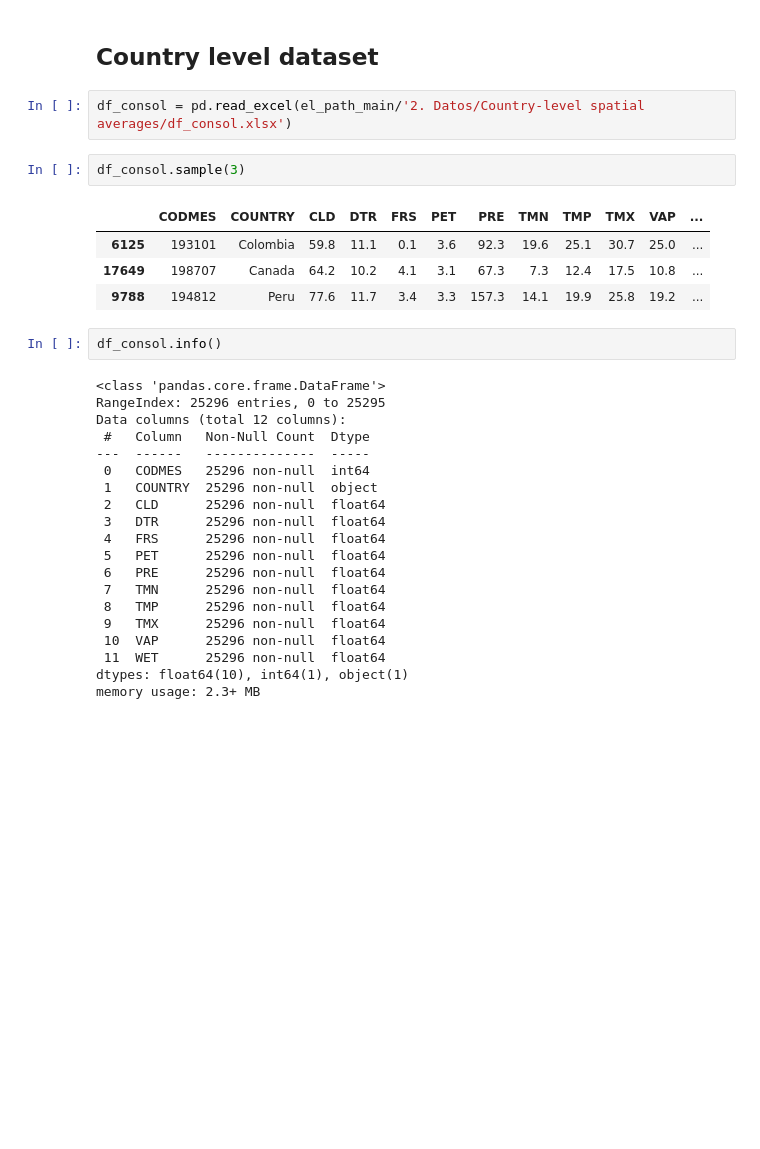
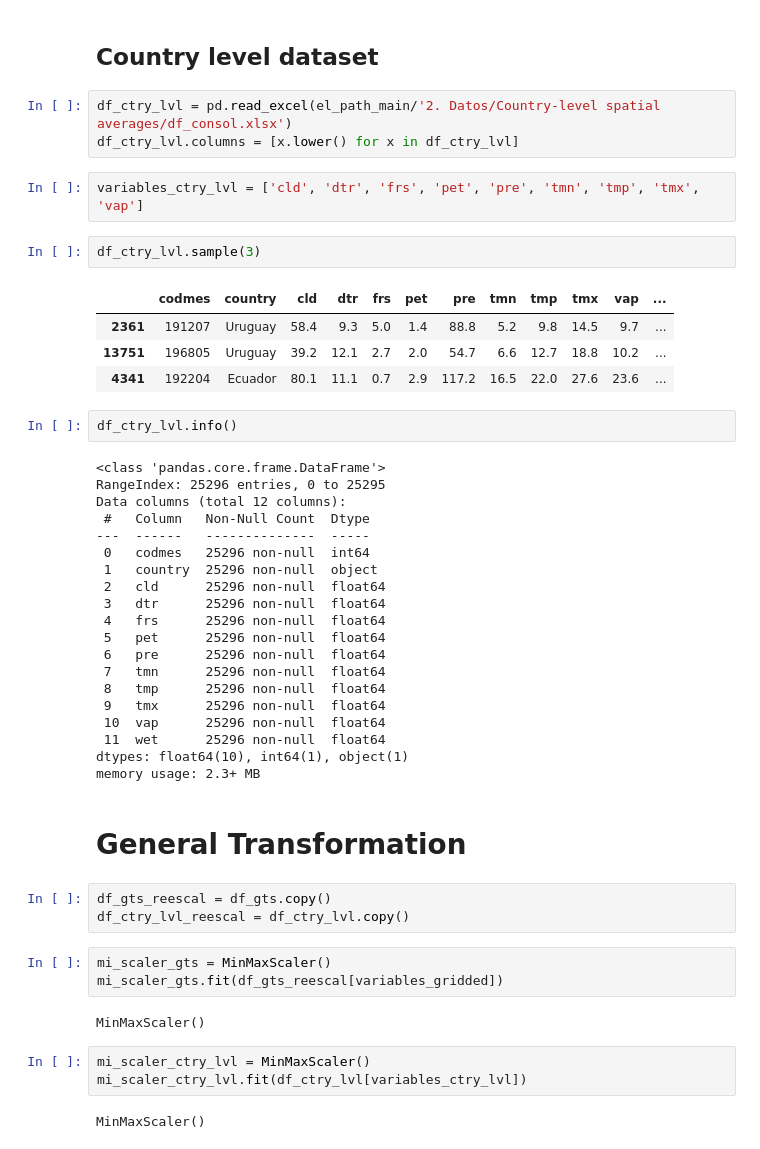
Before and after one commit to gabodabo-uno/DLA2501---Deep-Learning-Avanzado, a Jupyter notebook: Flood forecasting/3. Programas/03_Generate_Tensors.ipynb, the cells around one changed output. Drawn from its saved outputs; the diff is of its cells as text; blank space fills up the shorter version.

```diff
--- a/Flood forecasting/3. Programas/03_Generate_Tensors.ipynb
+++ b/Flood forecasting/3. Programas/03_Generate_Tensors.ipynb
@@ -57,33 +57,51 @@ memory usage: 57.7 MB
 # %% [markdown]
 ## Country level dataset
 # %%
-df_consol = pd.read_excel(el_path_main/'2. Datos/Country-level spatial averages/df_consol.xlsx')
+df_ctry_lvl = pd.read_excel(el_path_main/'2. Datos/Country-level spatial averages/df_consol.xlsx')
+df_ctry_lvl.columns = [x.lower() for x in df_ctry_lvl]
+# %%
+variables_ctry_lvl = ['cld', 'dtr', 'frs', 'pet', 'pre', 'tmn', 'tmp', 'tmx', 'vap']
 # %%
-df_consol.sample(3)
+df_ctry_lvl.sample(3)
 # %% [output]
-|  | CODMES | COUNTRY | CLD | DTR | FRS | PET | PRE | TMN | TMP | TMX | VAP | ... |
-| 6125 | 193101 | Colombia | 59.8 | 11.1 | 0.1 | 3.6 | 92.3 | 19.6 | 25.1 | 30.7 | 25.0 | ... |
-| 17649 | 198707 | Canada | 64.2 | 10.2 | 4.1 | 3.1 | 67.3 | 7.3 | 12.4 | 17.5 | 10.8 | ... |
-| 9788 | 194812 | Peru | 77.6 | 11.7 | 3.4 | 3.3 | 157.3 | 14.1 | 19.9 | 25.8 | 19.2 | ... |
+|  | codmes | country | cld | dtr | frs | pet | pre | tmn | tmp | tmx | vap | ... |
+| 2361 | 191207 | Uruguay | 58.4 | 9.3 | 5.0 | 1.4 | 88.8 | 5.2 | 9.8 | 14.5 | 9.7 | ... |
+| 13751 | 196805 | Uruguay | 39.2 | 12.1 | 2.7 | 2.0 | 54.7 | 6.6 | 12.7 | 18.8 | 10.2 | ... |
+| 4341 | 192204 | Ecuador | 80.1 | 11.1 | 0.7 | 2.9 | 117.2 | 16.5 | 22.0 | 27.6 | 23.6 | ... |
 # %%
-df_consol.info()
+df_ctry_lvl.info()
 # %% [output]
 <class 'pandas.core.frame.DataFrame'>
 RangeIndex: 25296 entries, 0 to 25295
 Data columns (total 12 columns):
  #   Column   Non-Null Count  Dtype
 ---  ------   --------------  -----
- 0   CODMES   25296 non-null  int64
- 1   COUNTRY  25296 non-null  object
- 2   CLD      25296 non-null  float64
- 3   DTR      25296 non-null  float64
- 4   FRS      25296 non-null  float64
- 5   PET      25296 non-null  float64
- 6   PRE      25296 non-null  float64
- 7   TMN      25296 non-null  float64
- 8   TMP      25296 non-null  float64
- 9   TMX      25296 non-null  float64
- 10  VAP      25296 non-null  float64
- 11  WET      25296 non-null  float64
+ 0   codmes   25296 non-null  int64
+ 1   country  25296 non-null  object
+ 2   cld      25296 non-null  float64
+ 3   dtr      25296 non-null  float64
+ 4   frs      25296 non-null  float64
+ 5   pet      25296 non-null  float64
+ 6   pre      25296 non-null  float64
+ 7   tmn      25296 non-null  float64
+ 8   tmp      25296 non-null  float64
+ 9   tmx      25296 non-null  float64
+ 10  vap      25296 non-null  float64
+ 11  wet      25296 non-null  float64
 dtypes: float64(10), int64(1), object(1)
 memory usage: 2.3+ MB
+# %% [markdown]
+# General Transformation
+# %%
+df_gts_reescal = df_gts.copy()
+df_ctry_lvl_reescal = df_ctry_lvl.copy()
+# %%
+mi_scaler_gts = MinMaxScaler()
+mi_scaler_gts.fit(df_gts_reescal[variables_gridded])
+# %% [output]
+MinMaxScaler()
+# %%
+mi_scaler_ctry_lvl = MinMaxScaler()
+mi_scaler_ctry_lvl.fit(df_ctry_lvl[variables_ctry_lvl])
+# %% [output]
+MinMaxScaler()
```
Also changed, not shown: parts of 20 cells of this notebook, 1 other file.
